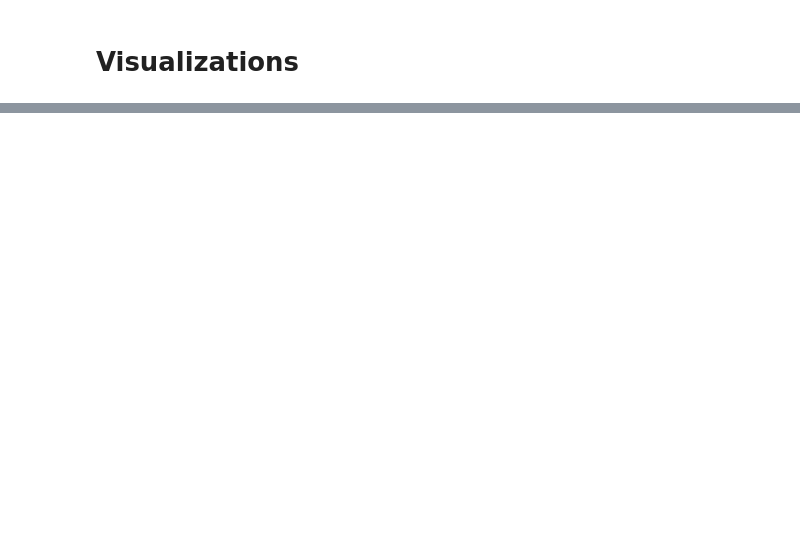
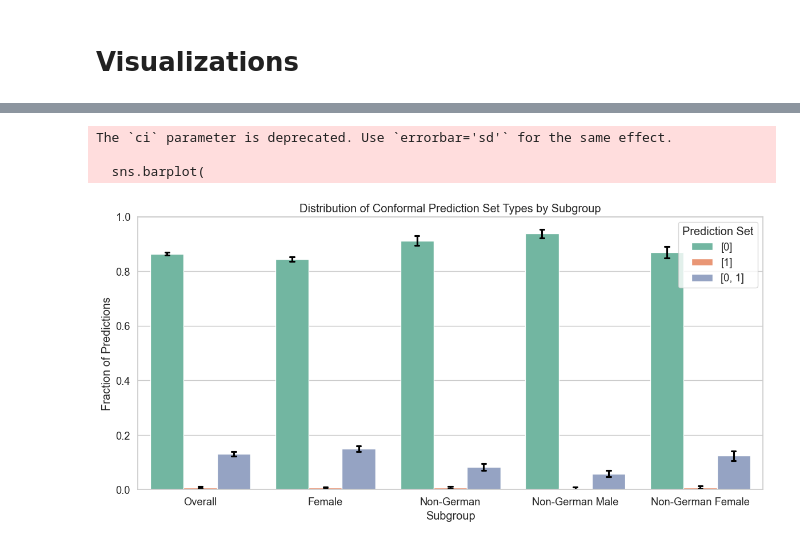
Before and after one commit to jsbroden/CMA_Fairness, a Jupyter notebook: 03_cp_m.ipynb, the cells around one changed output, grey strips where cells are left out. Cells and saved outputs as stored; diff of their text form; code cells hidden in the pictures; blank space fills up the shorter version.

```diff
--- a/03_cp_m.ipynb
+++ b/03_cp_m.ipynb
@@ -524,0 +547,20 @@ plt.show()
+# %%
+# Prepare data for plotting
+plot_data = []
+for subgroup in subgroups:
+    if subgroup == 'overall':
+        subgroup_df = all_preds_df.copy()
+    else:
+        subgroup_df = all_preds_df[all_preds_df[subgroup] == 1]
+
+    for universe, universe_df in subgroup_df.groupby('UniverseID'):
+        counts = universe_df['pred_set_str'].value_counts(normalize=True)
+        for pred_set_type in ['[0]', '[1]', '[0, 1]']:
+            plot_data.append({
+                'subgroup': subgroup_labels[subgroup],
+                'pred_set': pred_set_type,
+                'UniverseID': universe,
+                'fraction': counts.get(pred_set_type, 0)
+            })
+
+plot_df = pd.DataFrame(plot_data)
@@ -524,0 +621,27 @@ plt.show()
+# %%
+# Plot with seaborn's internal error estimation
+plt.figure(figsize=(12, 6))
+sns.barplot(
+    data=plot_df,
+    x='subgroup',
+    y='fraction',
+    hue='pred_set',
+    palette='Set2',
+    capsize=0.1,
+    err_kws={'color': 'black'},  # <-- HIGHLIGHT: replaced deprecated 'errcolor' with 'err_kws'
+    estimator='mean',            # <-- HIGHLIGHT: explicitly defined the estimator
+    ci='sd'                      # <-- HIGHLIGHT: added standard deviation-based error bars
+)
+
+plt.title('Distribution of Conformal Prediction Set Types by Subgroup')
+plt.ylabel('Fraction of Predictions')
+plt.xlabel('Subgroup')
+plt.ylim(0, 1)
+plt.legend(title='Prediction Set')
+plt.tight_layout()
+plt.show()
+# %% [output]
+The `ci` parameter is deprecated. Use `errorbar='sd'` for the same effect.
+
+  sns.barplot(
+[figure, added]
```
Also changed, not shown: parts of 14 cells of this notebook, 2 other files.
